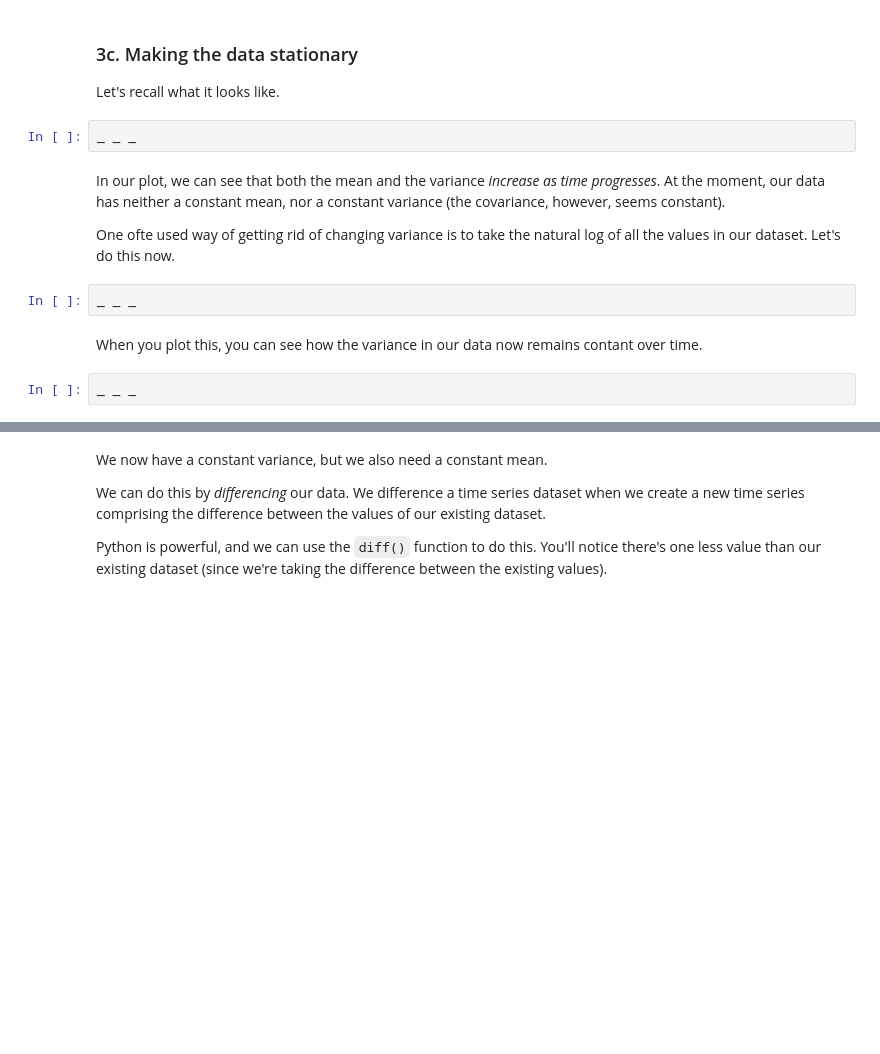
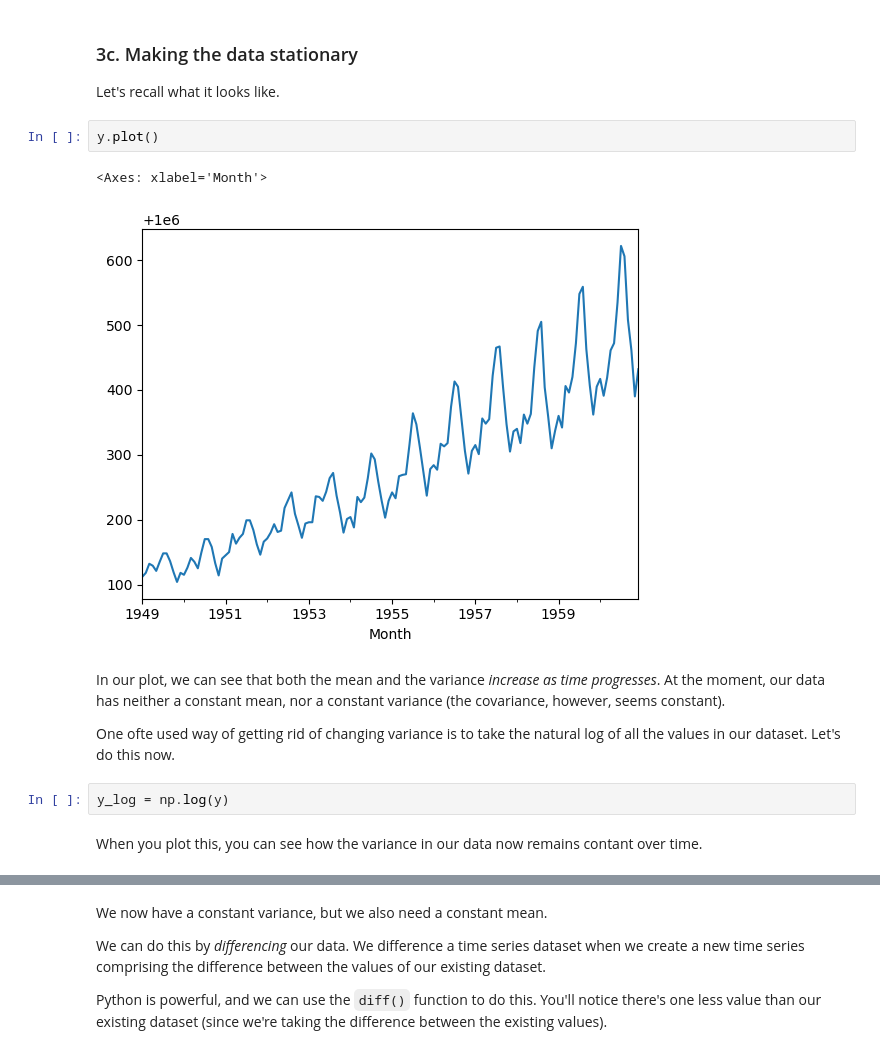
Before and after one commit to demiroz/dsc, a Jupyter notebook: Unit 21 - A Deep Dive Into Time Series/Cowboys & Cigrettes Case Study/Cowboy Cigarettes Case Study - Tier 3.ipynb, the cells around one changed output, grey strips where cells are left out. Cells and saved outputs as stored; diff of their text form; blank space fills up the shorter version.

```diff
--- a/Unit 21 - A Deep Dive Into Time Series/Cowboys & Cigrettes Case Study/Cowboy Cigarettes Case Study - Tier 3.ipynb
+++ b/Unit 21 - A Deep Dive Into Time Series/Cowboys & Cigrettes Case Study/Cowboy Cigarettes Case Study - Tier 3.ipynb
@@ -238,16 +295,17 @@ But our data need to be stationary! So we need to do some transforming.
 # %% [markdown]
 ### 3c. Making the data stationary
 Let's recall what it looks like.
-# %%
-_ _ _
+# %%
+y.plot()
+# %% [output]
+<Axes: xlabel='Month'>
+[figure, added]
 # %% [markdown]
 In our plot, we can see that both the mean and the variance *increase as time progresses*. At the moment, our data has neither a constant mean, nor a constant variance (the covariance, however, seems constant).
 
 One ofte  used way of getting rid of changing variance is to take the natural log of all the values in our dataset. Let's do this now.
-# %%
-_ _ _
+# %%
+y_log = np.log(y)
 # %% [markdown]
 
 When you plot this, you can see how the variance in our data now remains contant over time.
-# %%
-_ _ _
```
Also changed, not shown: parts of 32 cells of this notebook.
